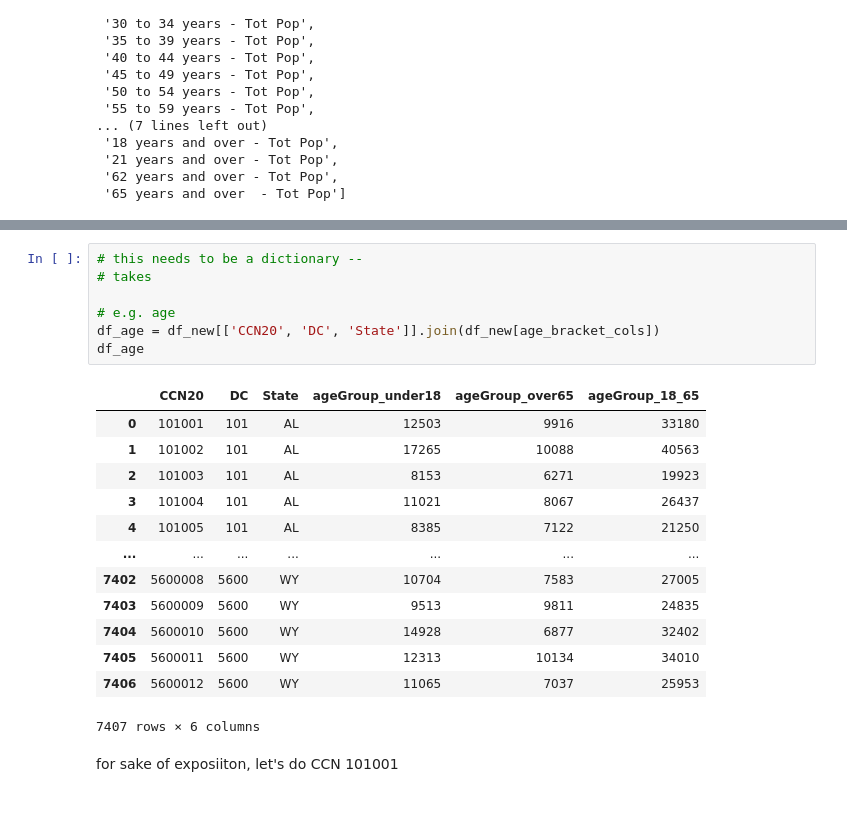
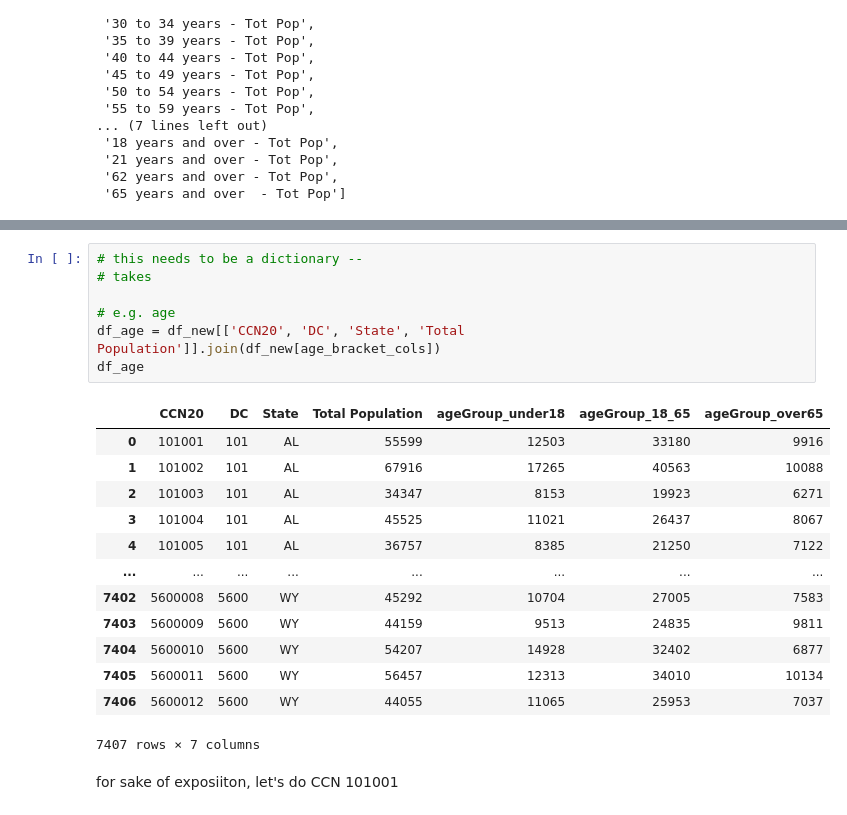
Before and after one commit to camilleberg/congressional_communities, a Jupyter notebook: map project/new_map_viz/people_char.ipynb, the cells around one changed output, grey strips where cells are left out. Drawn from its saved outputs; the diff is of its cells as text.

```diff
--- a/map project/new_map_viz/people_char.ipynb
+++ b/map project/new_map_viz/people_char.ipynb
@@ -92,24 +92,24 @@ age_bracket_cols
 # %%
 # this needs to be a dictionary --
 # takes
 
 # e.g. age
-df_age = df_new[['CCN20', 'DC', 'State']].join(df_new[age_bracket_cols])
+df_age = df_new[['CCN20', 'DC', 'State', 'Total Population']].join(df_new[age_bracket_cols])
 df_age
 # %% [output]
-|  | CCN20 | DC | State | ageGroup_under18 | ageGroup_over65 | ageGroup_18_65 |
-| 0 | 101001 | 101 | AL | 12503 | 9916 | 33180 |
-| 1 | 101002 | 101 | AL | 17265 | 10088 | 40563 |
-| 2 | 101003 | 101 | AL | 8153 | 6271 | 19923 |
-| 3 | 101004 | 101 | AL | 11021 | 8067 | 26437 |
-| 4 | 101005 | 101 | AL | 8385 | 7122 | 21250 |
-| ... | ... | ... | ... | ... | ... | ... |
-| 7402 | 5600008 | 5600 | WY | 10704 | 7583 | 27005 |
-| 7403 | 5600009 | 5600 | WY | 9513 | 9811 | 24835 |
-| 7404 | 5600010 | 5600 | WY | 14928 | 6877 | 32402 |
-| 7405 | 5600011 | 5600 | WY | 12313 | 10134 | 34010 |
-| 7406 | 5600012 | 5600 | WY | 11065 | 7037 | 25953 |
+|  | CCN20 | DC | State | Total Population | ageGroup_under18 | ageGroup_18_65 | ageGroup_over65 |
+| 0 | 101001 | 101 | AL | 55599 | 12503 | 33180 | 9916 |
+| 1 | 101002 | 101 | AL | 67916 | 17265 | 40563 | 10088 |
+| 2 | 101003 | 101 | AL | 34347 | 8153 | 19923 | 6271 |
+| 3 | 101004 | 101 | AL | 45525 | 11021 | 26437 | 8067 |
+| 4 | 101005 | 101 | AL | 36757 | 8385 | 21250 | 7122 |
+| ... | ... | ... | ... | ... | ... | ... | ... |
+| 7402 | 5600008 | 5600 | WY | 45292 | 10704 | 27005 | 7583 |
+| 7403 | 5600009 | 5600 | WY | 44159 | 9513 | 24835 | 9811 |
+| 7404 | 5600010 | 5600 | WY | 54207 | 14928 | 32402 | 6877 |
+| 7405 | 5600011 | 5600 | WY | 56457 | 12313 | 34010 | 10134 |
+| 7406 | 5600012 | 5600 | WY | 44055 | 11065 | 25953 | 7037 |
-7407 rows × 6 columns
+7407 rows × 7 columns
 # %% [markdown]
 for sake of exposiiton, let's do CCN 101001
 # %%
```
Also changed, not shown: parts of 25 cells of this notebook, 10 other files.
